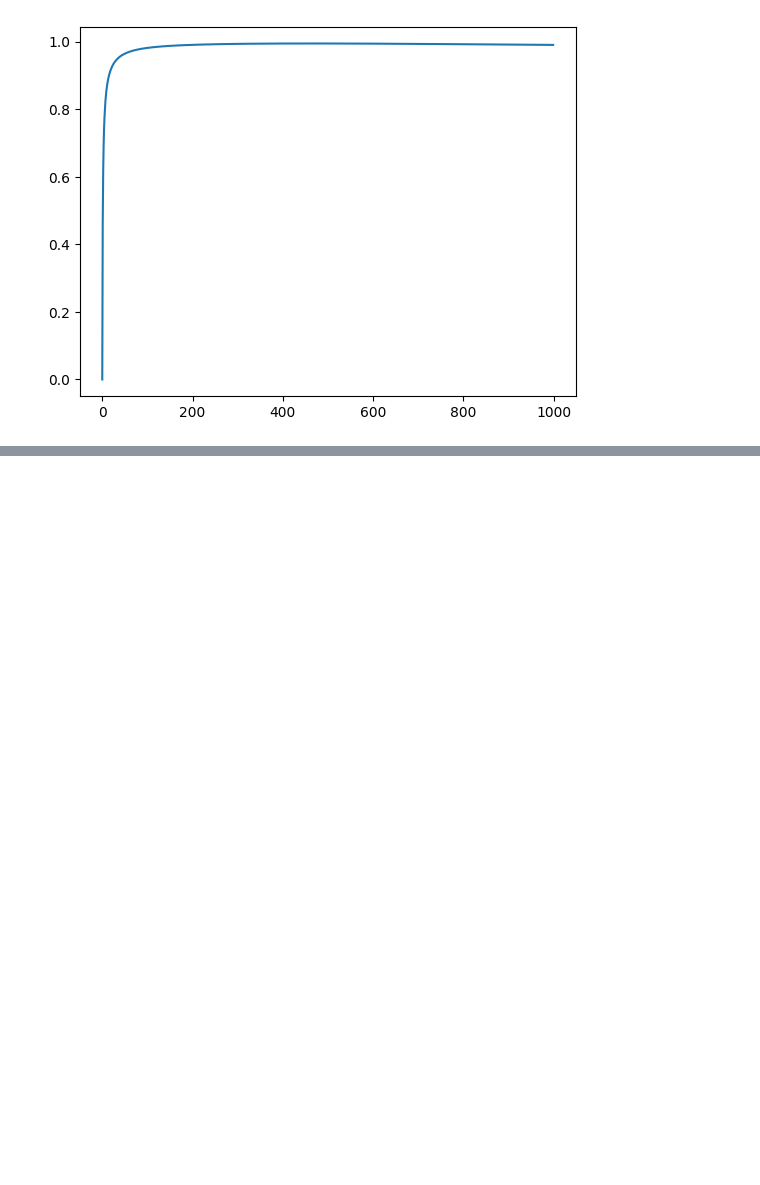
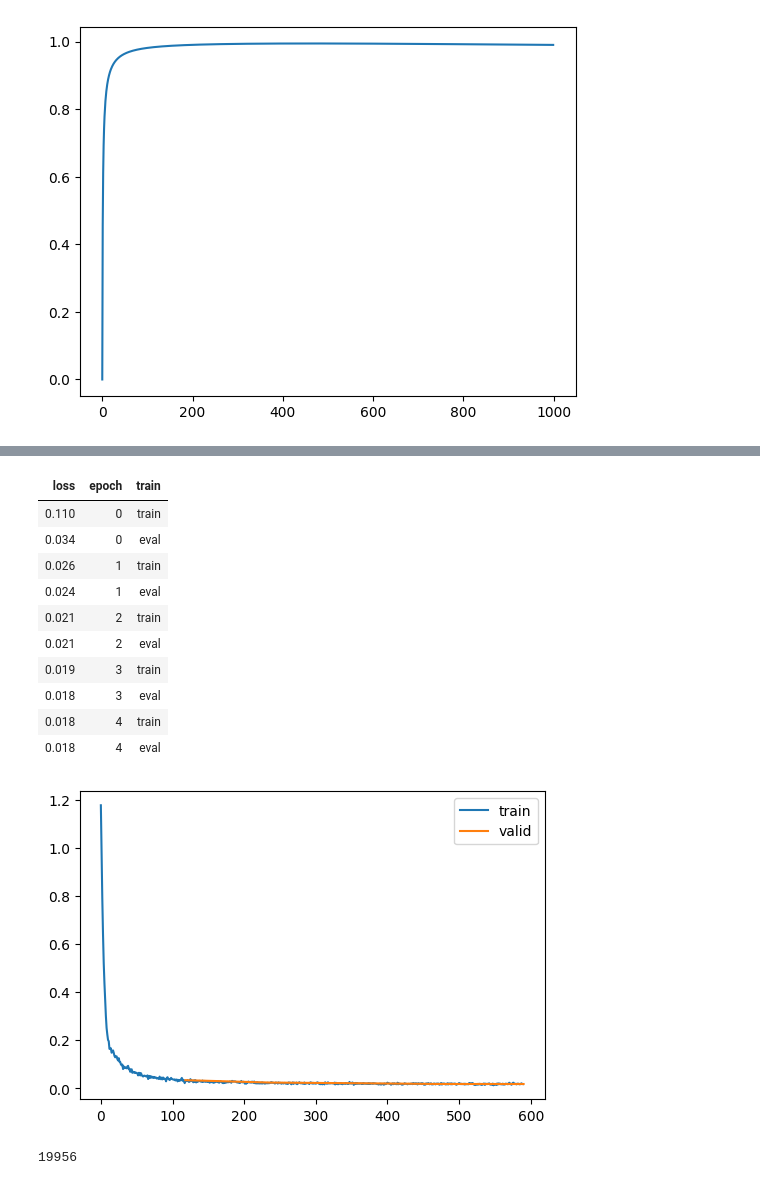
Before and after one commit to pranay8297/fastaip2, a Jupyter notebook: DDPM.ipynb, the cells around one changed output, grey strips where cells are left out. Saved outputs shown, nothing was run; the diff lists cells and outputs as text; code cells hidden in the pictures; blank space fills up the shorter version.

```diff
--- a/DDPM.ipynb
+++ b/DDPM.ipynb
@@ -568,0 +761,26 @@ Using matplotlib backend: <object object at 0x...>
+# %%
+model = UnetModel(in_channels=1, out_channels = 1, block_out_channels = (32, 64, 128, 128))
+lr_max, epochs = 5e-03, 5
+dls = DataLoaders.from_dd(tds, 512, num_workers=2)
+cbs = get_callbacks(nn.BatchNorm2d) + [
+          DDPMPrep(),
+          BatchSchedulerCB(partial(lr_scheduler.OneCycleLR, max_lr = lr_max, epochs = epochs, steps_per_epoch = len(dls.train))),
+          # LossMonitoringCB()
+          # TimerMonitoringCB()
+      ]
+mx_learn = MXLearner(model, dls, loss_func = nn.MSELoss(), lr = lr_max, cbs = cbs, opt_func = partial(torch.optim.Adam, eps = 1e-05))
+# %%
+mx_learn.fit(epochs)
+# %% [output]
+| loss | epoch | train |
+| 0.110 | 0 | train |
+| 0.034 | 0 | eval |
+| 0.026 | 1 | train |
+| 0.024 | 1 | eval |
+| 0.021 | 2 | train |
+| 0.021 | 2 | eval |
+| 0.019 | 3 | train |
+| 0.018 | 3 | eval |
+| 0.018 | 4 | train |
+| 0.018 | 4 | eval |
+[figure, added]
@@ -568,0 +801,7 @@ Using matplotlib backend: <object object at 0x...>
+# %%
+mx_learn = None
+learner = None
+import gc
+gc.collect()
+# %% [output]
+19956
```
Also changed, not shown: parts of 27 cells of this notebook.
